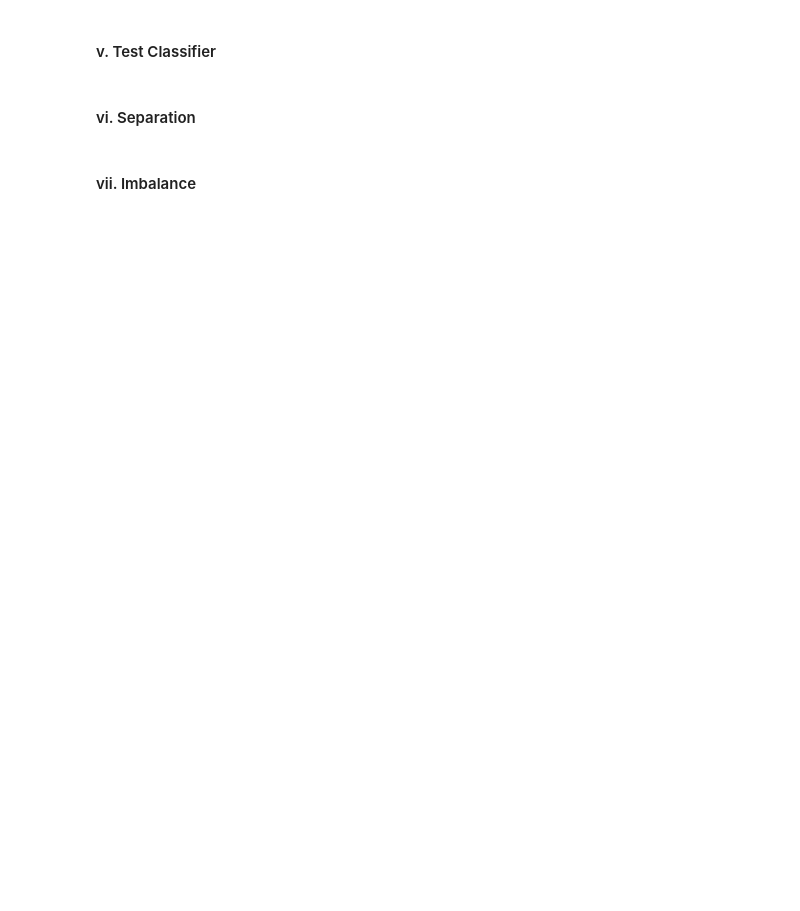
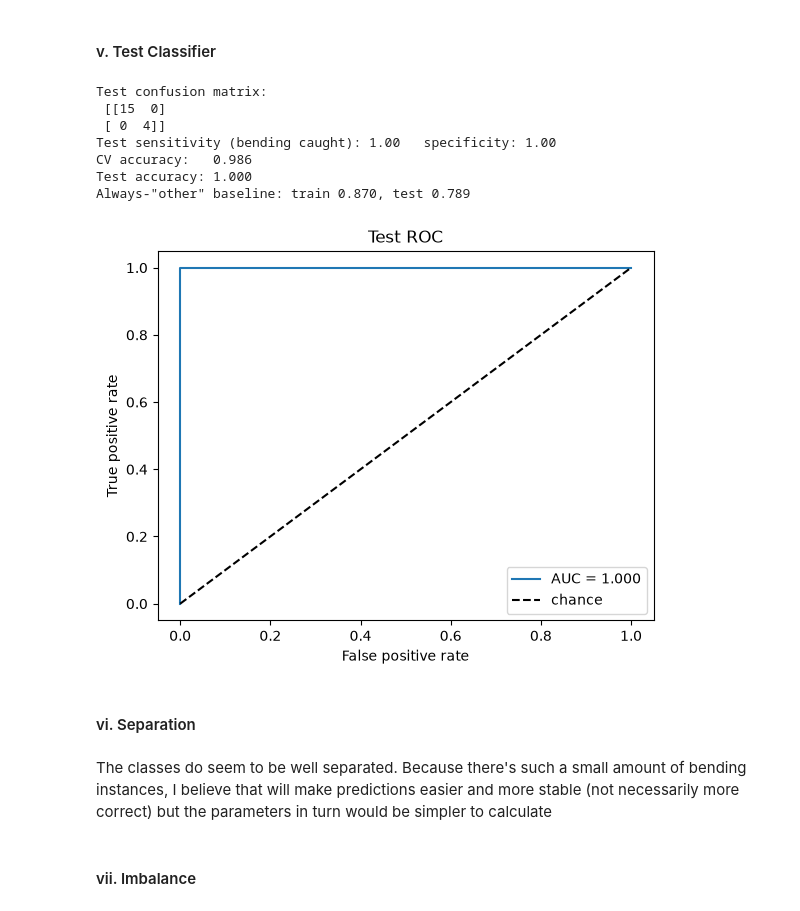
Before and after one commit to annajxie/dsci-552-hw4, a Jupyter notebook: notebook/Xie_Anna_HW4.ipynb, the cells around one changed output. Cells and saved outputs as stored; diff of their text form; code cells hidden in the pictures; blank space fills up the shorter version.

```diff
--- a/notebook/Xie_Anna_HW4.ipynb
+++ b/notebook/Xie_Anna_HW4.ipynb
@@ -216,6 +383,42 @@ Three most important things I said were important: mean, standard deviation amd
 # %% [markdown]
 #### v. Test Classifier
+# %%
+# The test features were built with the same l, and Xte has the same columns in the same
+# order as Xtr, so the fitted pipeline (scaler + RFE + model) applies directly.
+pred_te = final.predict(Xte)
+proba_te = final.predict_proba(Xte)[:, 1]
+
+cm_te = confusion_matrix(yte, pred_te)
+print('Test confusion matrix:\n', cm_te)
+tn, fp, fn, tp = cm_te.ravel()
+print(f'Test sensitivity (bending caught): {tp / (tp + fn):.2f}   specificity: {tn / (tn + fp):.2f}')
+
+fpr, tpr, _ = roc_curve(yte, proba_te)
+auc_te = roc_auc_score(yte, proba_te)
+fig, ax = plt.subplots(1,1)
+ax.plot(fpr, tpr, label=f'AUC = {auc_te:.3f}')
+ax.plot([0, 1], [0, 1], 'k--', label='chance')
+ax.set_xlabel('False positive rate')
+ax.set_ylabel('True positive rate')
+ax.set_title('Test ROC')
+ax.legend()
+
+# Compare against cross-validation, and against doing nothing (always predicting "other")
+print(f'CV accuracy:   {best["cv_acc"]:.3f}')
+print(f'Test accuracy: {accuracy_score(yte, pred_te):.3f}')
+print(f'Always-"other" baseline: train {1 - ytr.mean():.3f}, test {1 - yte.mean():.3f}')
+# %% [output]
+Test confusion matrix:
+ [[15  0]
+ [ 0  4]]
+Test sensitivity (bending caught): 1.00   specificity: 1.00
+CV accuracy:   0.986
+Test accuracy: 1.000
+Always-"other" baseline: train 0.870, test 0.789
+[figure, added]
 # %% [markdown]
 #### vi. Separation
+# %% [markdown]
+The classes do seem to be well separated. Because there's such a small amount of bending instances, I believe that will make predictions easier and more stable (not necessarily more correct) but the parameters in turn would be simpler to calculate
 # %% [markdown]
 #### vii. Imbalance
```
Also changed, not shown: parts of 18 cells of this notebook, 1 other file.
